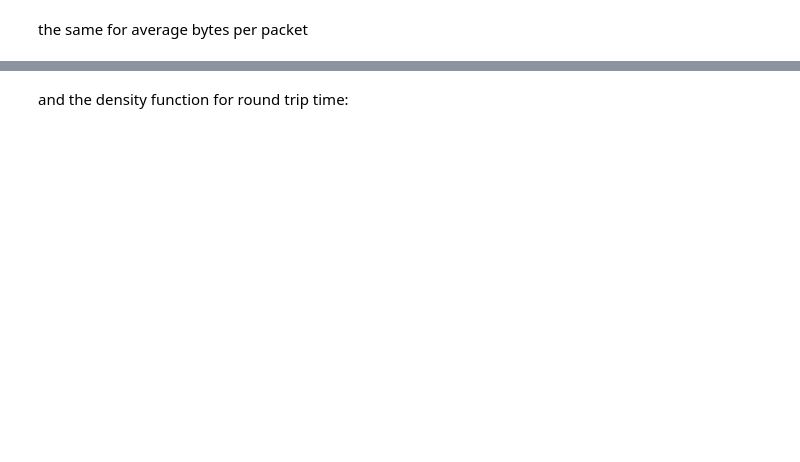
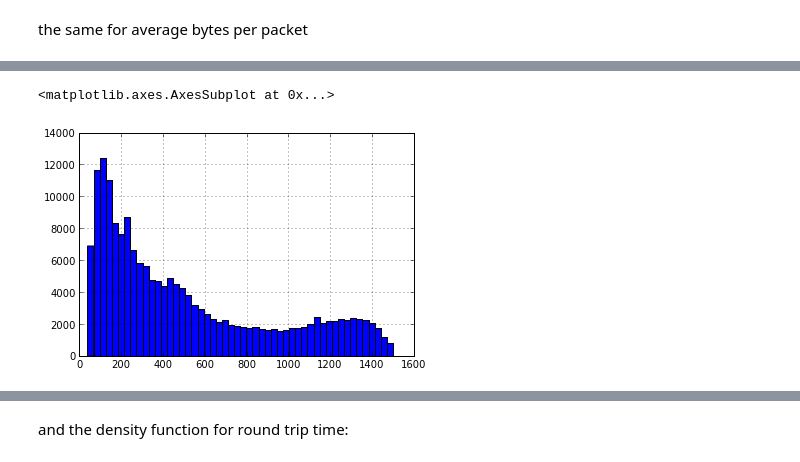
Before and after one commit to britram/qof, a Jupyter notebook: pytools/nmrg-talk.ipynb, the cells around one changed output, grey strips where cells are left out. Drawn from its saved outputs; the diff is of its cells as text; code cells hidden in the pictures; blank space fills up the shorter version.

```diff
--- a/pytools/nmrg-talk.ipynb
+++ b/pytools/nmrg-talk.ipynb
@@ -72,2 +126,5 @@ the same for average bytes per packet
 # %%
-(df["reverseOctetDeltaCount"] / df["reversePacketDeltaCount"]).hist(bins=45)
+(df["reverseOctetDeltaCount"] / df["reversePacketDeltaCount"]).hist(bins=50)
+# %% [output]
+<matplotlib.axes.AxesSubplot at 0x...>
+[figure, added]
```
Also changed, not shown: parts of 40 cells of this notebook, 1 other file.
